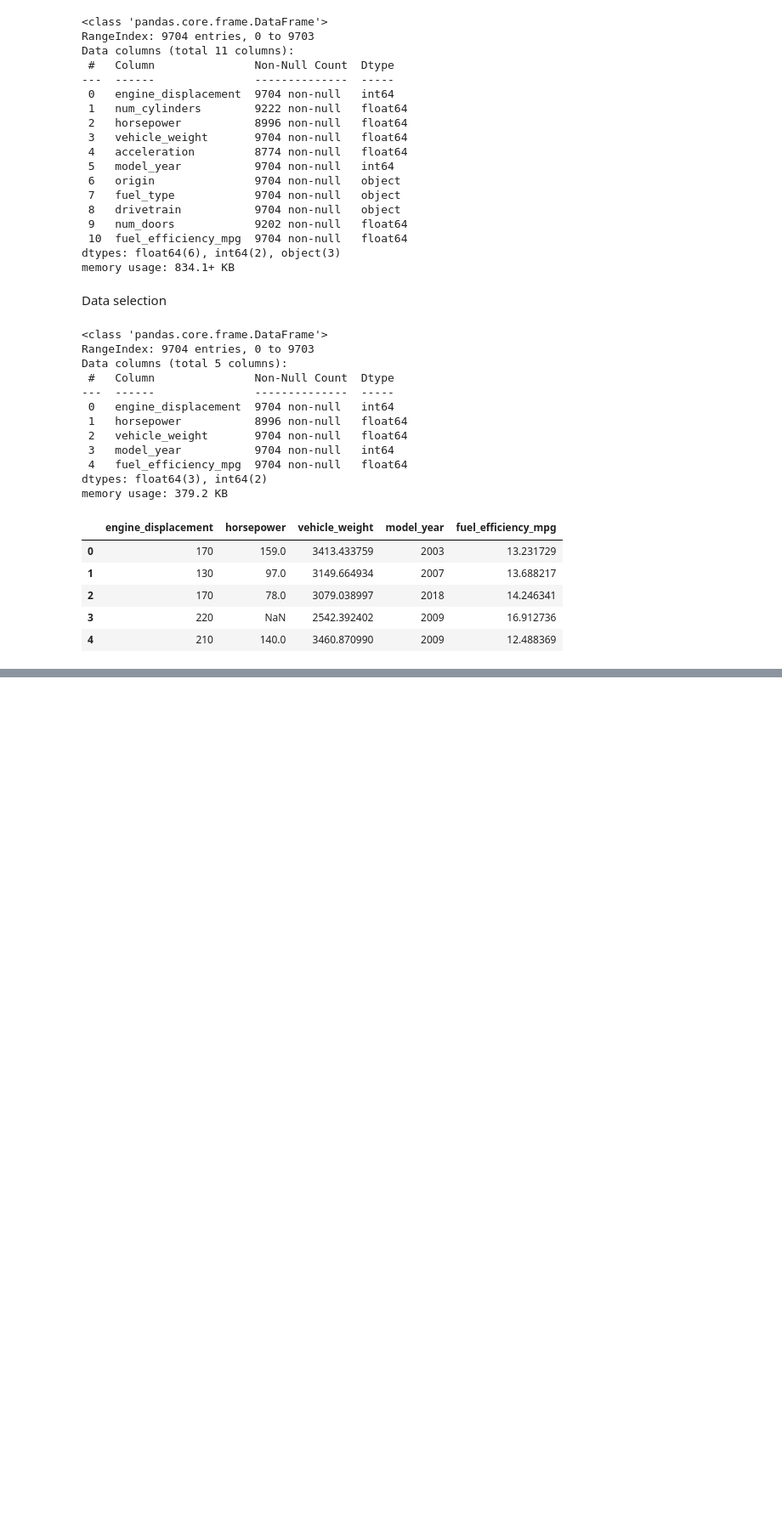
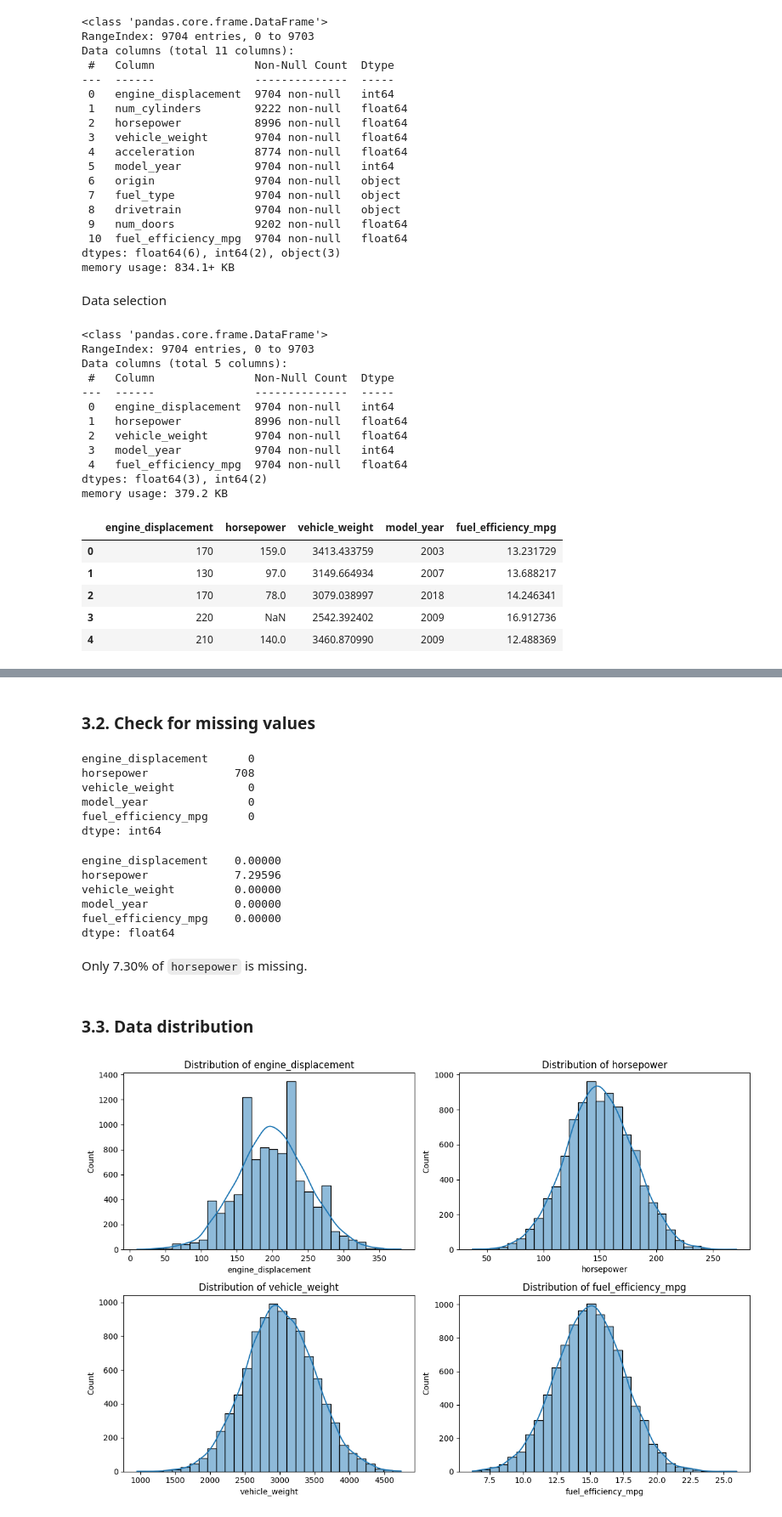
Before and after one commit to dakouri-kobri/machine-learning-zoomcamp, a Jupyter notebook: 02-regression.ipynb, the cells around one changed output, grey strips where cells are left out. Shown: that part at 85% size. Saved outputs shown, nothing was run; the diff lists cells and outputs as text; code cells hidden in the pictures; blank space fills up the shorter version.

```diff
--- a/02-regression.ipynb
+++ b/02-regression.ipynb
@@ -76,0 +89,36 @@ df_selection.head()
+# %% [markdown]
+### 3.2. Check for missing values
+# %%
+df_selection.isna().sum()
+# %% [output]
+engine_displacement      0
+horsepower             708
+vehicle_weight           0
+model_year               0
+fuel_efficiency_mpg      0
+dtype: int64
+# %%
+df_selection.isna().mean()*100
+# %% [output]
+engine_displacement    0.00000
+horsepower             7.29596
+vehicle_weight         0.00000
+model_year             0.00000
+fuel_efficiency_mpg    0.00000
+dtype: float64
+# %% [markdown]
+Only 7.30% of `horsepower` is missing.
+# %% [markdown]
+### 3.3. Data distribution
+# %%
+numeric_cols = ['engine_displacement', 'horsepower', 'vehicle_weight', 'fuel_efficiency_mpg']
+
+plt.figure(figsize=(12, 8))
+for i, col in enumerate(numeric_cols, 1):
+    plt.subplot(2, 2, i)
+    sns.histplot(df_selection[col], kde=True, bins=30)
+    plt.title(f'Distribution of {col}')
+plt.tight_layout()
+plt.show()
+# %% [output]
+[figure, added]
```
Also changed, not shown: parts of 18 cells of this notebook.
